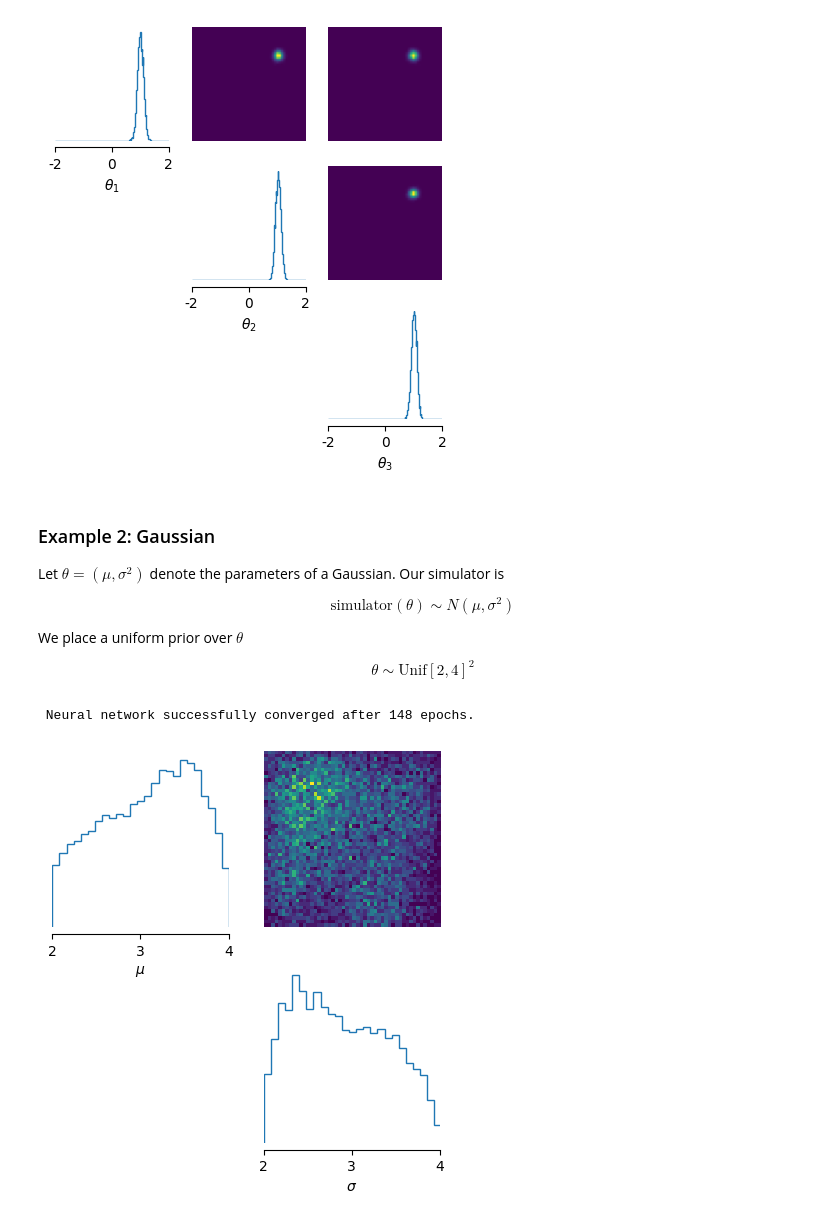
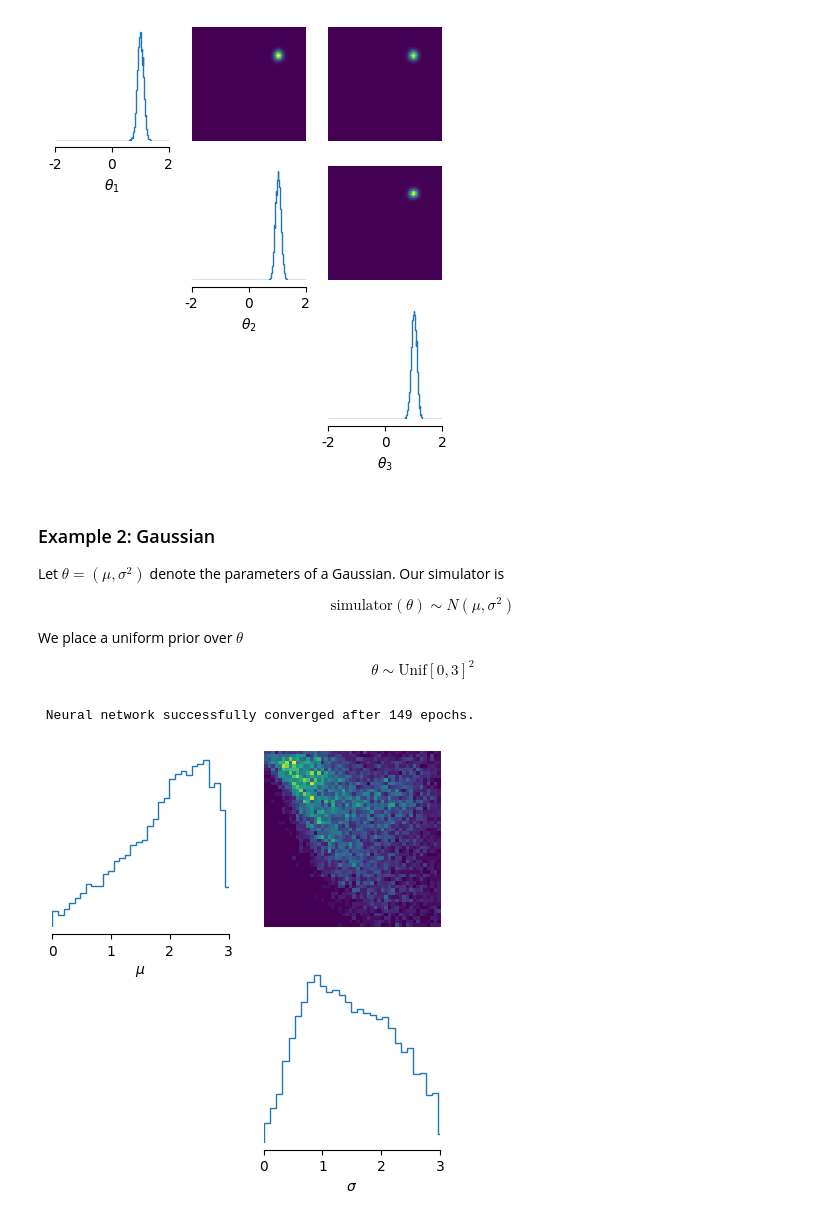
Before and after one commit to kaisamaroo/SBC-SBI, a Jupyter notebook: SBI_Random.ipynb, the cells around one changed output. Saved outputs shown, nothing was run; the diff lists cells and outputs as text; code cells hidden in the pictures.

```diff
--- a/SBI_Random.ipynb
+++ b/SBI_Random.ipynb
@@ -64,14 +64,14 @@ $$\text{simulator}(\theta) \sim N(\mu, \sigma^2)$$
 
 We place a uniform prior over $\theta$
 
-$$\theta \sim \text{Unif}[2,4]^2$$
+$$\theta \sim \text{Unif}[0,3]^2$$
 # %%
 # Define the likelihood (simulator)
 num_dim = 2
 def simulator(theta):
     return torch.normal(theta[:,0], theta[:,1])
 # %%
-prior = BoxUniform(low=2 * torch.ones(num_dim), high=4 * torch.ones(num_dim))
+prior = BoxUniform(low=0 * torch.ones(num_dim), high=3 * torch.ones(num_dim))
 # %%
 inference = NPE(prior=prior)
 num_simulations = 2000
@@ -81,19 +81,19 @@ inference = inference.append_simulations(theta, x)
 density_estimator = inference.train()
 posterior = inference.build_posterior()
 # %% [output]
- Neural network successfully converged after 148 epochs.
+ Neural network successfully converged after 149 epochs.
 # %%
-x_obs = torch.tensor(3.9)
+x_obs = torch.tensor(2.9)
 samples = posterior.sample((10000,), x=x_obs)
 # %%
 _ = pairplot(
     samples,
-    limits=[[2, 4], [2, 4]],
+    limits=[[0,3], [0,3]],
     figsize=(5, 5),
     labels=[r"$\mu$", r"$\sigma$"]
 )
 # %% [output]
-[figure, old version]
+[figure, new version]
 # %% [markdown]
 ### Example 3: Same as Example 2 but multiple i.i.d samples.
 
```
Also changed, not shown: parts of 6 cells of this notebook.
